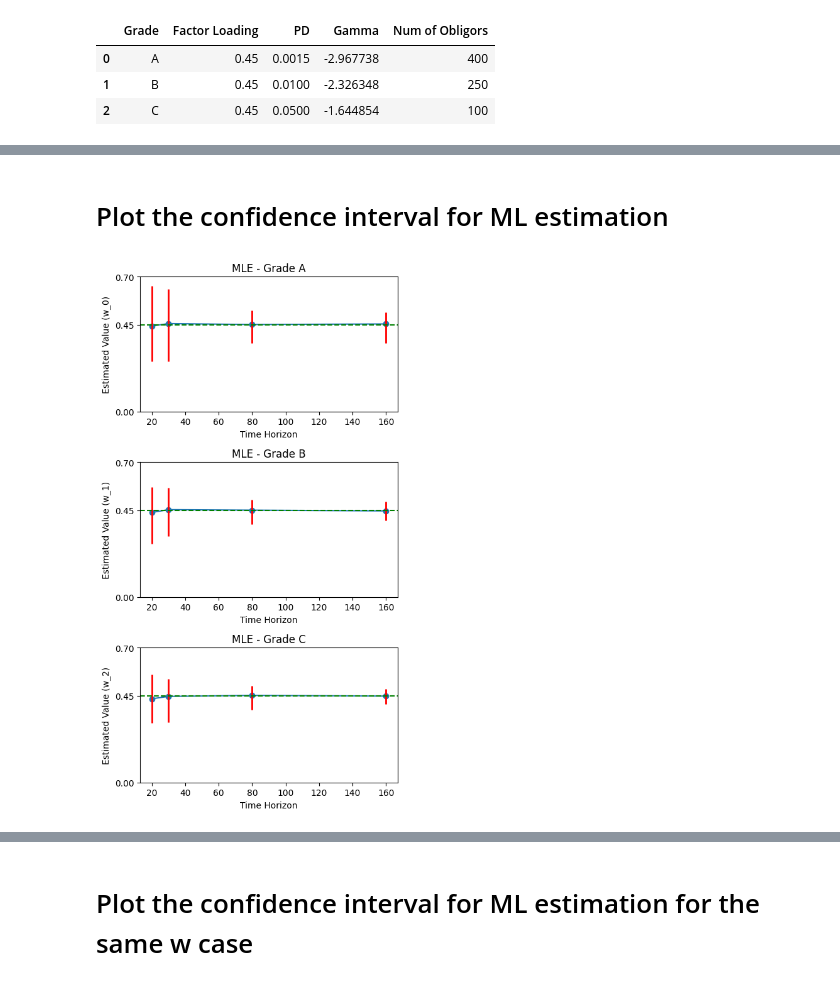
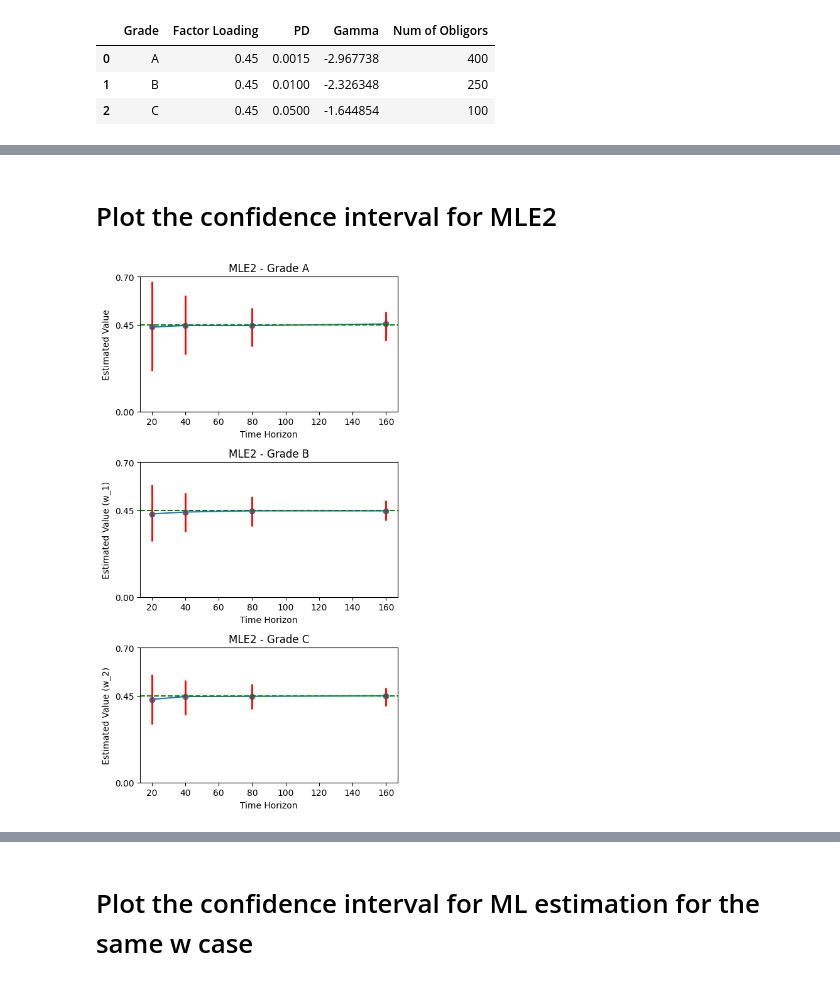
Before and after one commit to PeterKiss18/VasicekPDModel, a Jupyter notebook: conf_interval_gen_data.ipynb, the cells around one changed output, grey strips where cells are left out. Cells and saved outputs as stored; diff of their text form; code cells hidden in the pictures.

Commit message:
Refactor results of synthetic data generation

```diff
--- a/conf_interval_gen_data.ipynb
+++ b/conf_interval_gen_data.ipynb
@@ -126,64 +34,68 @@ ml_params_160.to_csv("data\conf_interval_MLE\conf_interval_ml_160.csv", index=Fa
 # %%
 ml_params_20 = pd.read_csv("data\conf_interval_MLE\conf_interval_ml_20.csv")
+ml_params_20 = ml_params_20.iloc[:500]
 # %%
-ml_params_30 = pd.read_csv("data\conf_interval_MLE\conf_interval_ml_30.csv")
+ml_params_40 = pd.read_csv("data\conf_interval_MLE\conf_interval_ml_40.csv")
+ml_params_40 = ml_params_40.iloc[:500]
 # %%
 ml_params_80 = pd.read_csv("data\conf_interval_MLE\conf_interval_ml_80.csv")
+ml_params_80 = ml_params_80.iloc[:500]
 # %%
 ml_params_160 = pd.read_csv("data\conf_interval_MLE\conf_interval_ml_160.csv")
+ml_params_160 = ml_params_160.iloc[-100:]
 # %% [markdown]
-# Plot the confidence interval for ML estimation
+# Plot the confidence interval for MLE2
 # %%
 # Do the 3 plot in the same figure as subplots
 fig, axs = plt.subplots(3, 1, figsize=(5, 9))
 
 # Plot for w_0
-x = [20, 30, 80, 160]
-y_median = [ml_params_20["w_0"].median(), ml_params_30["w_0"].median(), ml_params_80["w_0"].median(), ml_params_160["w_0"].median()]
-y_5th = [ml_params_20["w_0"].quantile(0.05), ml_params_30["w_0"].quantile(0.05), ml_params_80["w_0"].quantile(0.05), ml_params_160["w_0"].quantile(0.05)]
-y_95th = [ml_params_20["w_0"].quantile(0.95), ml_params_30["w_0"].quantile(0.95), ml_params_80["w_0"].quantile(0.95), ml_params_160["w_0"].quantile(0.95)]
+x = [20, 40, 80, 160]
+y_median = [ml_params_20["w_0"].median(), ml_params_40["w_0"].median(), ml_params_80["w_0"].median(), ml_params_160["w_0"].median()]
+y_5th = [ml_params_20["w_0"].quantile(0.05), ml_params_40["w_0"].quantile(0.05), ml_params_80["w_0"].quantile(0.05), ml_params_160["w_0"].quantile(0.05)]
+y_95th = [ml_params_20["w_0"].quantile(0.95), ml_params_40["w_0"].quantile(0.95), ml_params_80["w_0"].quantile(0.95), ml_params_160["w_0"].quantile(0.95)]
 
 axs[0].plot(x, y_median, marker='o', linestyle='-')
 for i in range(len(x)):
     axs[0].vlines(x[i], y_5th[i], y_95th[i], colors='r', linestyles='solid', linewidth=2)
 axs[0].axhline(y=0.45, color='g', linestyle='--')
-axs[0].set_title('MLE - Grade A')
+axs[0].set_title('MLE2 - Grade A')
 axs[0].set_xlabel('Time Horizon')
-axs[0].set_ylabel('Estimated Value (w_0)')
+axs[0].set_ylabel('Estimated Value')
 axs[0].set_ylim(0, 0.7)
 axs[0].set_yticks([0, 0.45, 0.7])
 
 # Plot for w_1
-y_median = [ml_params_20["w_1"].median(), ml_params_30["w_1"].median(), ml_params_80["w_1"].median(), ml_params_160["w_1"].median()]
-y_5th = [ml_params_20["w_1"].quantile(0.05), ml_params_30["w_1"].quantile(0.05), ml_params_80["w_1"].quantile(0.05), ml_params_160["w_1"].quantile(0.05)]
-y_95th = [ml_params_20["w_1"].quantile(0.95), ml_params_30["w_1"].quantile(0.95), ml_params_80["w_1"].quantile(0.95), ml_params_160["w_1"].quantile(0.95)]
+y_median = [ml_params_20["w_1"].median(), ml_params_40["w_1"].median(), ml_params_80["w_1"].median(), ml_params_160["w_1"].median()]
+y_5th = [ml_params_20["w_1"].quantile(0.05), ml_params_40["w_1"].quantile(0.05), ml_params_80["w_1"].quantile(0.05), ml_params_160["w_1"].quantile(0.05)]
+y_95th = [ml_params_20["w_1"].quantile(0.95), ml_params_40["w_1"].quantile(0.95), ml_params_80["w_1"].quantile(0.95), ml_params_160["w_1"].quantile(0.95)]
 
 axs[1].plot(x, y_median, marker='o', linestyle='-')
 for i in range(len(x)):
     axs[1].vlines(x[i], y_5th[i], y_95th[i], colors='r', linestyles='solid', linewidth=2)
 axs[1].axhline(y=0.45, color='g', linestyle='--')
-axs[1].set_title('MLE - Grade B')
+axs[1].set_title('MLE2 - Grade B')
 axs[1].set_xlabel('Time Horizon')
 axs[1].set_ylabel('Estimated Value (w_1)')
 axs[1].set_ylim(0, 0.7)
 axs[1].set_yticks([0, 0.45, 0.7])
 
 # Plot for w_2
-y_median = [ml_params_20["w_2"].median(), ml_params_30["w_2"].median(), ml_params_80["w_2"].median(), ml_params_160["w_2"].median()]
-y_5th = [ml_params_20["w_2"].quantile(0.05), ml_params_30["w_2"].quantile(0.05), ml_params_80["w_2"].quantile(0.05), ml_params_160["w_2"].quantile(0.05)]
-y_95th = [ml_params_20["w_2"].quantile(0.95), ml_params_30["w_2"].quantile(0.95), ml_params_80["w_2"].quantile(0.95), ml_params_160["w_2"].quantile(0.95)]
+y_median = [ml_params_20["w_2"].median(), ml_params_40["w_2"].median(), ml_params_80["w_2"].median(), ml_params_160["w_2"].median()]
+y_5th = [ml_params_20["w_2"].quantile(0.05), ml_params_40["w_2"].quantile(0.05), ml_params_80["w_2"].quantile(0.05), ml_params_160["w_2"].quantile(0.05)]
+y_95th = [ml_params_20["w_2"].quantile(0.95), ml_params_40["w_2"].quantile(0.95), ml_params_80["w_2"].quantile(0.95), ml_params_160["w_2"].quantile(0.95)]
 
 axs[2].plot(x, y_median, marker='o', linestyle='-')
 for i in range(len(x)):
     axs[2].vlines(x[i], y_5th[i], y_95th[i], colors='r', linestyles='solid', linewidth=2)
 axs[2].axhline(y=0.45, color='g', linestyle='--')
-axs[2].set_title('MLE - Grade C')
+axs[2].set_title('MLE2 - Grade C')
 axs[2].set_xlabel('Time Horizon')
 axs[2].set_ylabel('Estimated Value (w_2)')
 axs[2].set_ylim(0, 0.7)
 axs[2].set_yticks([0, 0.45, 0.7])
 
 plt.tight_layout()
 plt.show()
 # %% [output]
-[figure, old version]
+[figure, new version]
```
Also changed, not shown: parts of 65 cells of this notebook, 7 other files.
